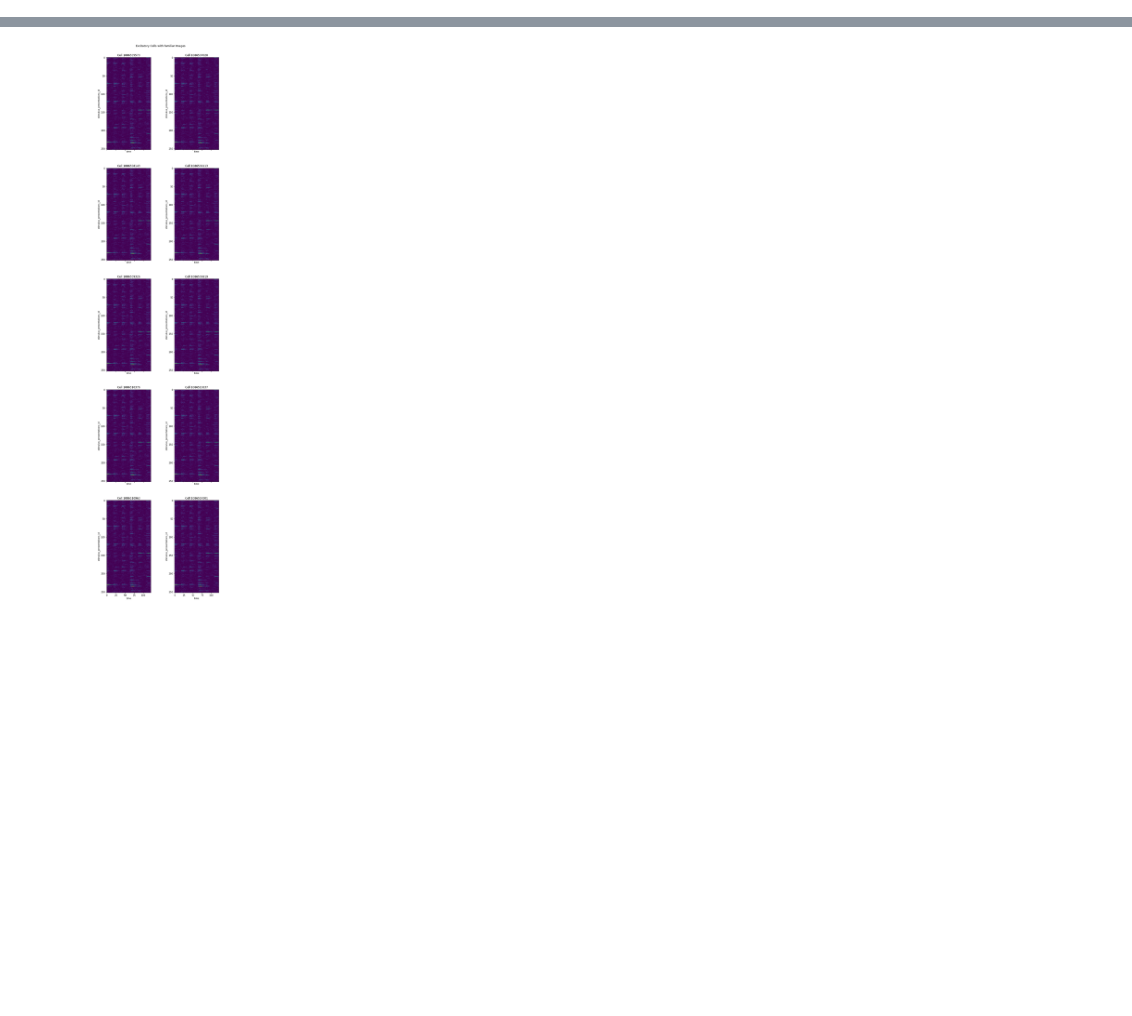
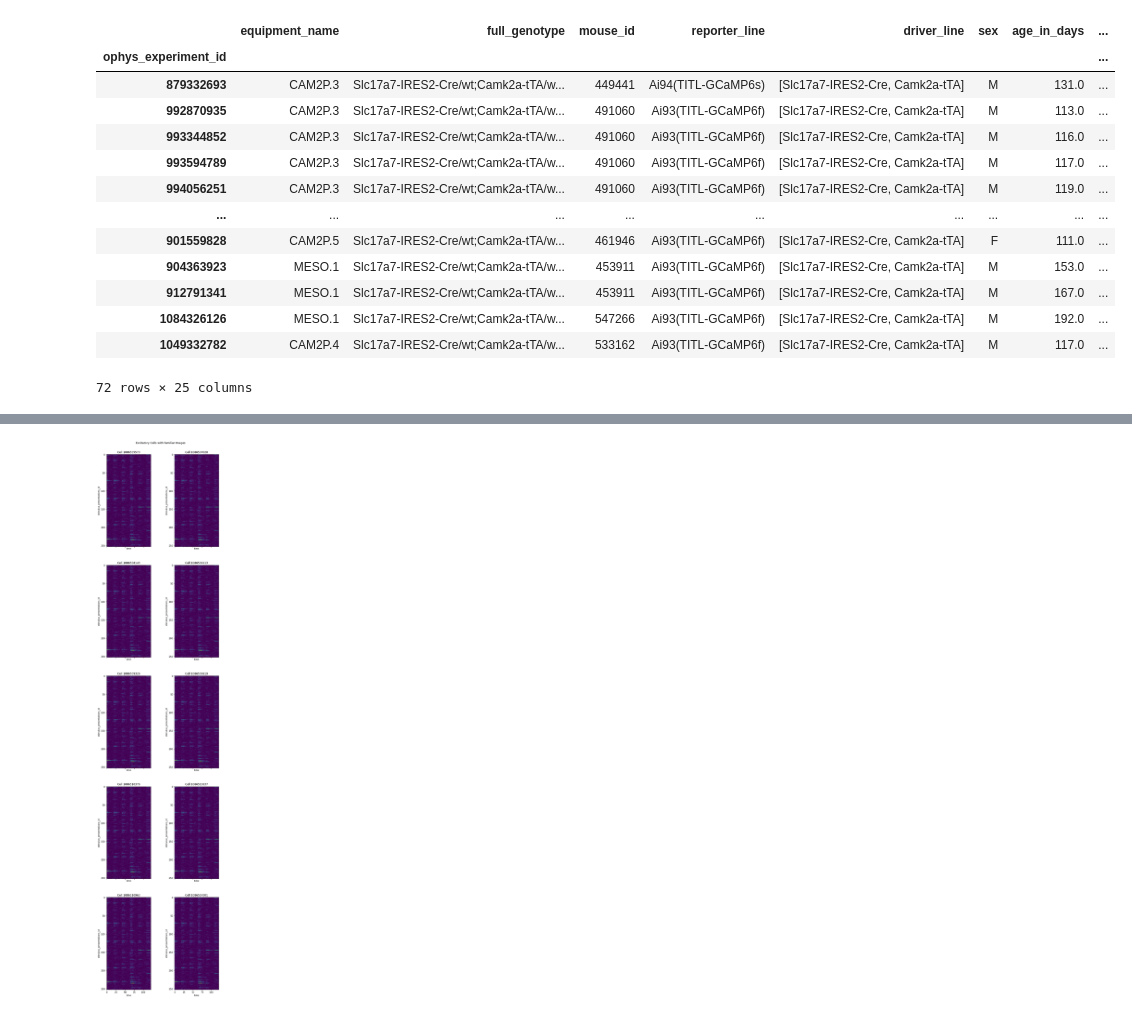
Before and after one commit to Blazkowiz47/NMA, a Jupyter notebook: Project/i_am_idiot.ipynb, the cells around one changed output, grey strips where cells are left out. Drawn from its saved outputs; the diff is of its cells as text; code cells hidden in the pictures; blank space fills up the shorter version.

```diff
--- a/Project/i_am_idiot.ipynb
+++ b/Project/i_am_idiot.ipynb
@@ -19,3 +19,24 @@ cache = VisualBehaviorOphysProjectCache.from_s3_cache(cache_dir=data_storage_dir
 # %%
 session_table = cache.get_ophys_session_table()
 experiment_table = cache.get_ophys_experiment_table()
+# %%
+experiment_table=experiment_table.query('imaging_depth == 175 and targeted_structure==\'VISp\'')
+# %%
+experiment_table = experiment_table.query('experience_level	== \'Familiar\' and passive == False and cre_line == \'Slc17a7-IRES2-Cre\' ')
+# %%
+experiment_table
+# %% [output]
+|  | equipment_name | full_genotype | mouse_id | reporter_line | driver_line | sex | age_in_days | ... |
+| ophys_experiment_id |  |  |  |  |  |  |  | ... |
+| 879332693 | CAM2P.3 | Slc17a7-IRES2-Cre/wt;Camk2a-tTA/w... | 449441 | Ai94(TITL-GCaMP6s) | [Slc17a7-IRES2-Cre, Camk2a-tTA] | M | 131.0 | ... |
+| 992870935 | CAM2P.3 | Slc17a7-IRES2-Cre/wt;Camk2a-tTA/w... | 491060 | Ai93(TITL-GCaMP6f) | [Slc17a7-IRES2-Cre, Camk2a-tTA] | M | 113.0 | ... |
+| 993344852 | CAM2P.3 | Slc17a7-IRES2-Cre/wt;Camk2a-tTA/w... | 491060 | Ai93(TITL-GCaMP6f) | [Slc17a7-IRES2-Cre, Camk2a-tTA] | M | 116.0 | ... |
+| 993594789 | CAM2P.3 | Slc17a7-IRES2-Cre/wt;Camk2a-tTA/w... | 491060 | Ai93(TITL-GCaMP6f) | [Slc17a7-IRES2-Cre, Camk2a-tTA] | M | 117.0 | ... |
+| 994056251 | CAM2P.3 | Slc17a7-IRES2-Cre/wt;Camk2a-tTA/w... | 491060 | Ai93(TITL-GCaMP6f) | [Slc17a7-IRES2-Cre, Camk2a-tTA] | M | 119.0 | ... |
+| ... | ... | ... | ... | ... | ... | ... | ... | ... |
+| 901559828 | CAM2P.5 | Slc17a7-IRES2-Cre/wt;Camk2a-tTA/w... | 461946 | Ai93(TITL-GCaMP6f) | [Slc17a7-IRES2-Cre, Camk2a-tTA] | F | 111.0 | ... |
+| 904363923 | MESO.1 | Slc17a7-IRES2-Cre/wt;Camk2a-tTA/w... | 453911 | Ai93(TITL-GCaMP6f) | [Slc17a7-IRES2-Cre, Camk2a-tTA] | M | 153.0 | ... |
+| 912791341 | MESO.1 | Slc17a7-IRES2-Cre/wt;Camk2a-tTA/w... | 453911 | Ai93(TITL-GCaMP6f) | [Slc17a7-IRES2-Cre, Camk2a-tTA] | M | 167.0 | ... |
+| 1084326126 | MESO.1 | Slc17a7-IRES2-Cre/wt;Camk2a-tTA/w... | 547266 | Ai93(TITL-GCaMP6f) | [Slc17a7-IRES2-Cre, Camk2a-tTA] | M | 192.0 | ... |
+| 1049332782 | CAM2P.4 | Slc17a7-IRES2-Cre/wt;Camk2a-tTA/w... | 533162 | Ai93(TITL-GCaMP6f) | [Slc17a7-IRES2-Cre, Camk2a-tTA] | M | 117.0 | ... |
+72 rows × 25 columns
```
Also changed, not shown: parts of 16 cells of this notebook, 5 other files.
